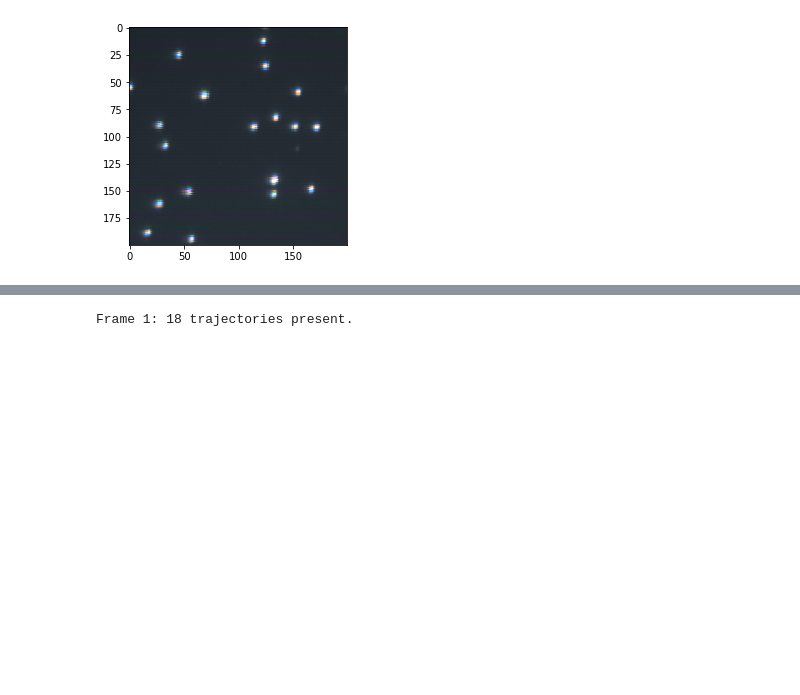
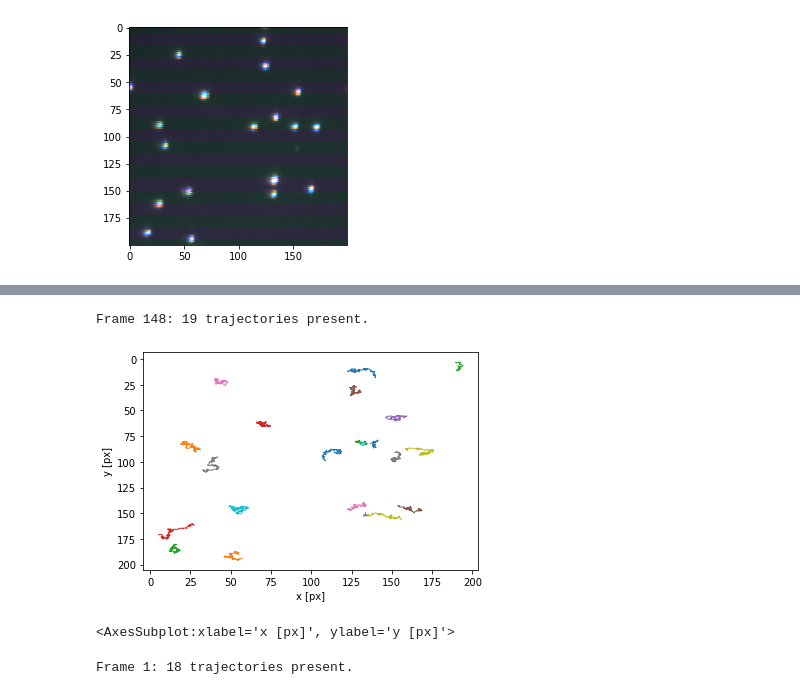
Before and after one commit to luclepot/brownian_motion_analysis, a Jupyter notebook: analysis.ipynb, the cells around one changed output, grey strips where cells are left out. Drawn from its saved outputs; the diff is of its cells as text; code cells hidden in the pictures; blank space fills up the shorter version.

```diff
--- a/analysis.ipynb
+++ b/analysis.ipynb
@@ -175,3 +306,10 @@ Frame 148: 18 trajectories present.
+# %%
+l = tp.link(f, 2, memory=10)
+tp.plot_traj(l)
+# %% [output]
+Frame 148: 19 trajectories present.
+[figure, added]
+<AxesSubplot:xlabel='x [px]', ylabel='y [px]'>
 # %%
 l = tp.link(tp.batch(frames[:2], 11, minmass=5), 10, memory=3)
 # %% [output]
```
Also changed, not shown: parts of 20 cells of this notebook, 2 other files.
